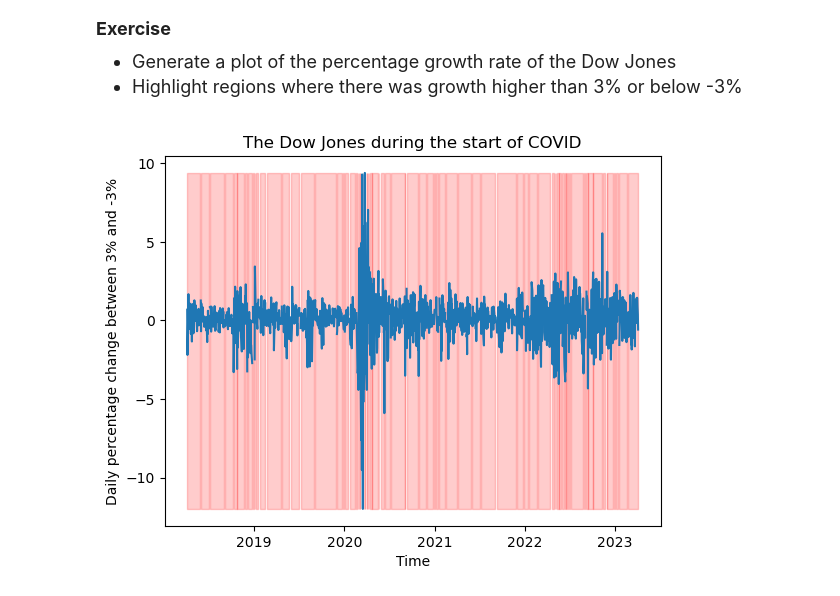
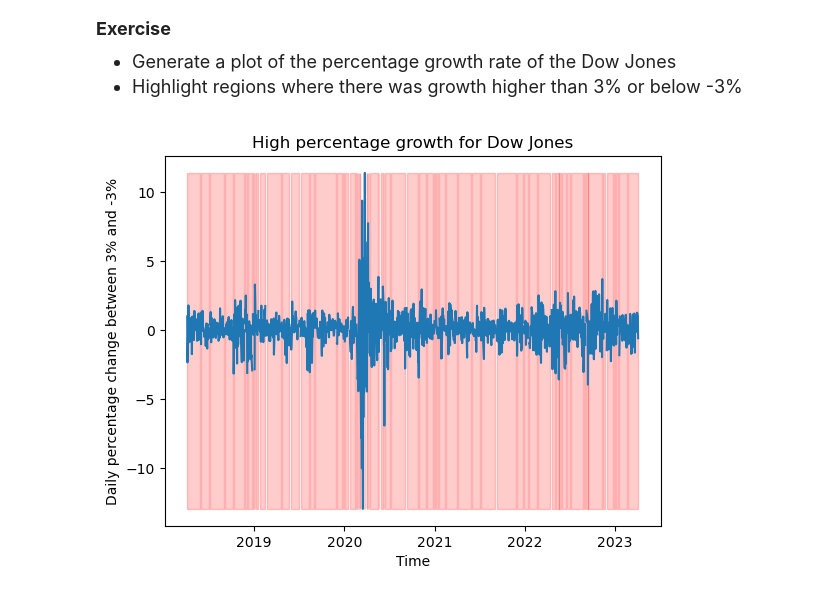
Before and after one commit to awan399/qtm151fall2025, a Jupyter notebook: Lecture_18/Lecture18-v2.ipynb, the cells around one changed output. Cells and saved outputs as stored; diff of their text form; code cells hidden in the pictures.

```diff
--- a/Lecture_18/Lecture18-v2.ipynb
+++ b/Lecture_18/Lecture18-v2.ipynb
@@ -659,24 +692,24 @@ dtype: object
 or below -3\%
 # %%
 # Create a line plot
-subset_growth_change = df_financial.query("growth_sp500 > 3 or growth_sp500 < -3")
-plt.plot("date", "growth_sp500", data = df_financial)
+subset_growth_change = df_financial.query("growth_djia > 3 or growth_djia < -3")
+plt.plot("date", "growth_djia", data = df_financial)
 plt.xlabel("Time")
 plt.ylabel("Daily percentage change between 3% and -3%")
-plt.title("The Dow Jones during the start of COVID")
+plt.title("High percentage growth for Dow Jones")
 
 # Add shaded region(s) with plt.fill_between
 x_vals = df_financial["date"]
-y_vals = df_financial["growth_sp500"]
-condition = df_financial["growth_sp500"].between(-3,3)
+y_vals = df_financial["growth_djia"]
+condition = df_financial["growth_djia"].between(-3,3)
 
 plt.fill_between(df_financial["date"],
-                 df_financial["growth_sp500"].min(),
-                 df_financial["growth_sp500"].max(),
+                 df_financial["growth_djia"].min(),
+                 df_financial["growth_djia"].max(),
                  where = condition,
                  alpha = 0.2,color = "red")
 
 # show the plot
 plt.show()
 # %% [output]
-[figure, old version]
+[figure, new version]
```
Also changed, not shown: parts of 2 cells of this notebook, 1 other file.
